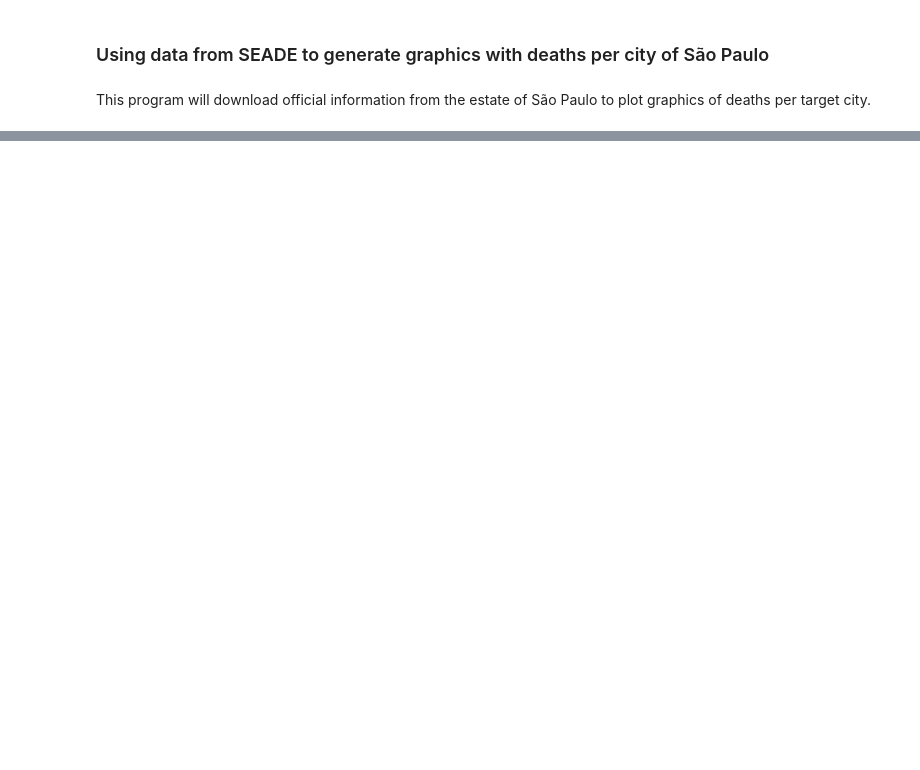
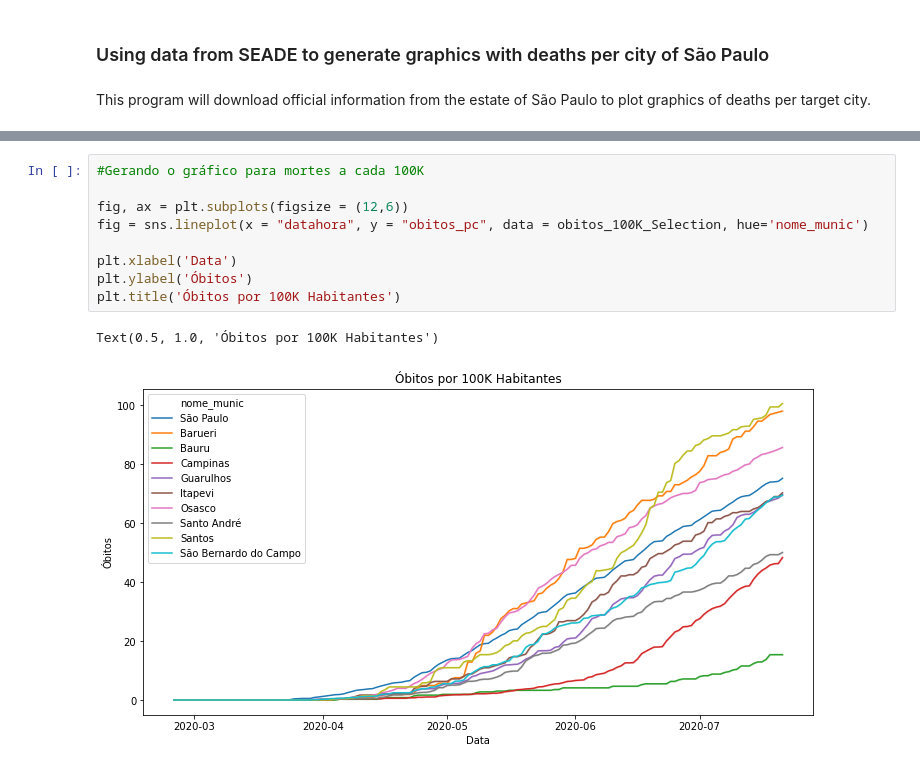
Before and after one commit to tiago-df/My_learning_patch_Python, a Jupyter notebook: COVID-19.ipynb, the cells around one changed output, grey strips where cells are left out. Cells and saved outputs as stored; diff of their text form; blank space fills up the shorter version.

```diff
--- a/COVID-19.ipynb
+++ b/COVID-19.ipynb
@@ -63,0 +102,12 @@ fig = sns.lineplot(x = "datahora", y = "obitos_mm7d", data = obitos_mm7d_Selecti
+# %%
+#Gerando o gráfico para mortes a cada 100K
+
+fig, ax = plt.subplots(figsize = (12,6))
+fig = sns.lineplot(x = "datahora", y = "obitos_pc", data = obitos_100K_Selection, hue='nome_munic')
+
+plt.xlabel('Data')
+plt.ylabel('Óbitos')
+plt.title('Óbitos por 100K Habitantes')
+# %% [output]
+Text(0.5, 1.0, 'Óbitos por 100K Habitantes')
+[figure, added]
```
Also changed, not shown: parts of 6 cells of this notebook.
